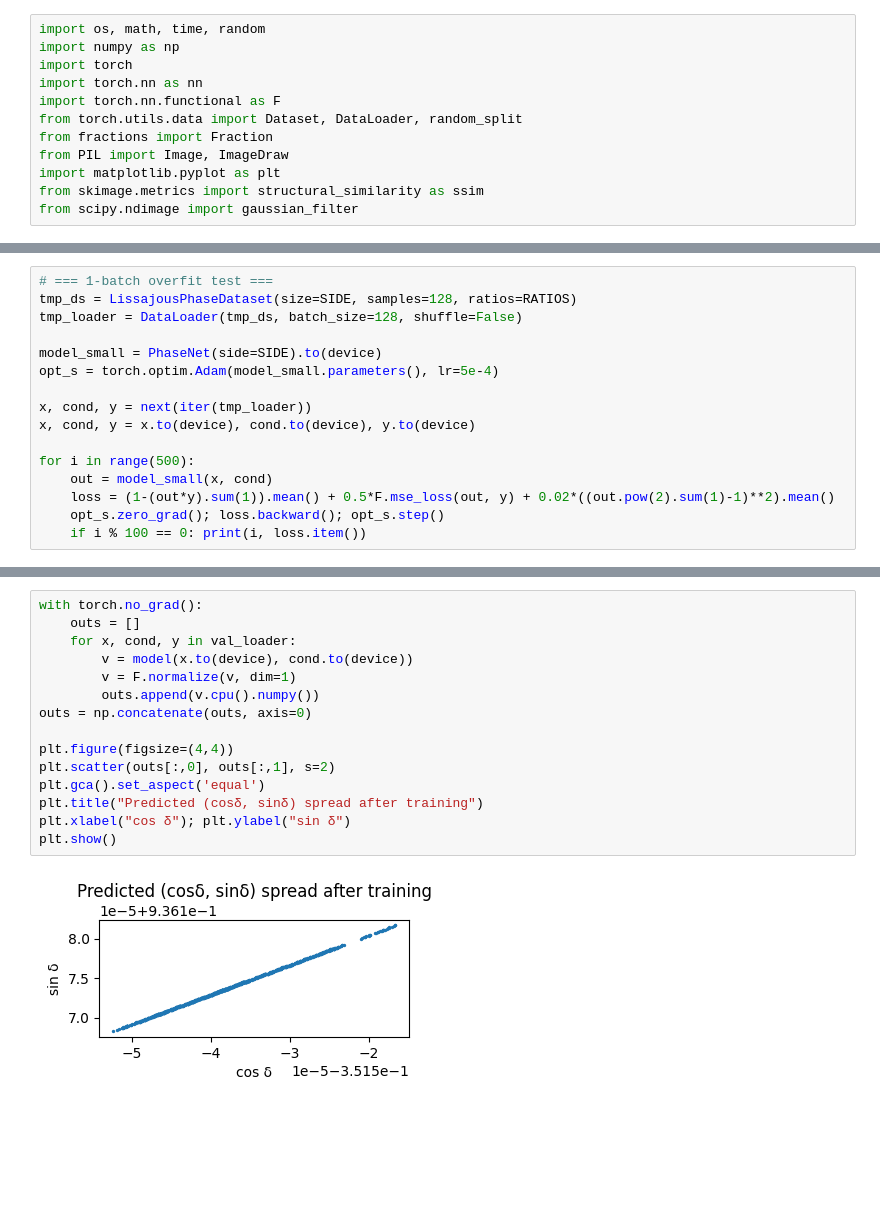
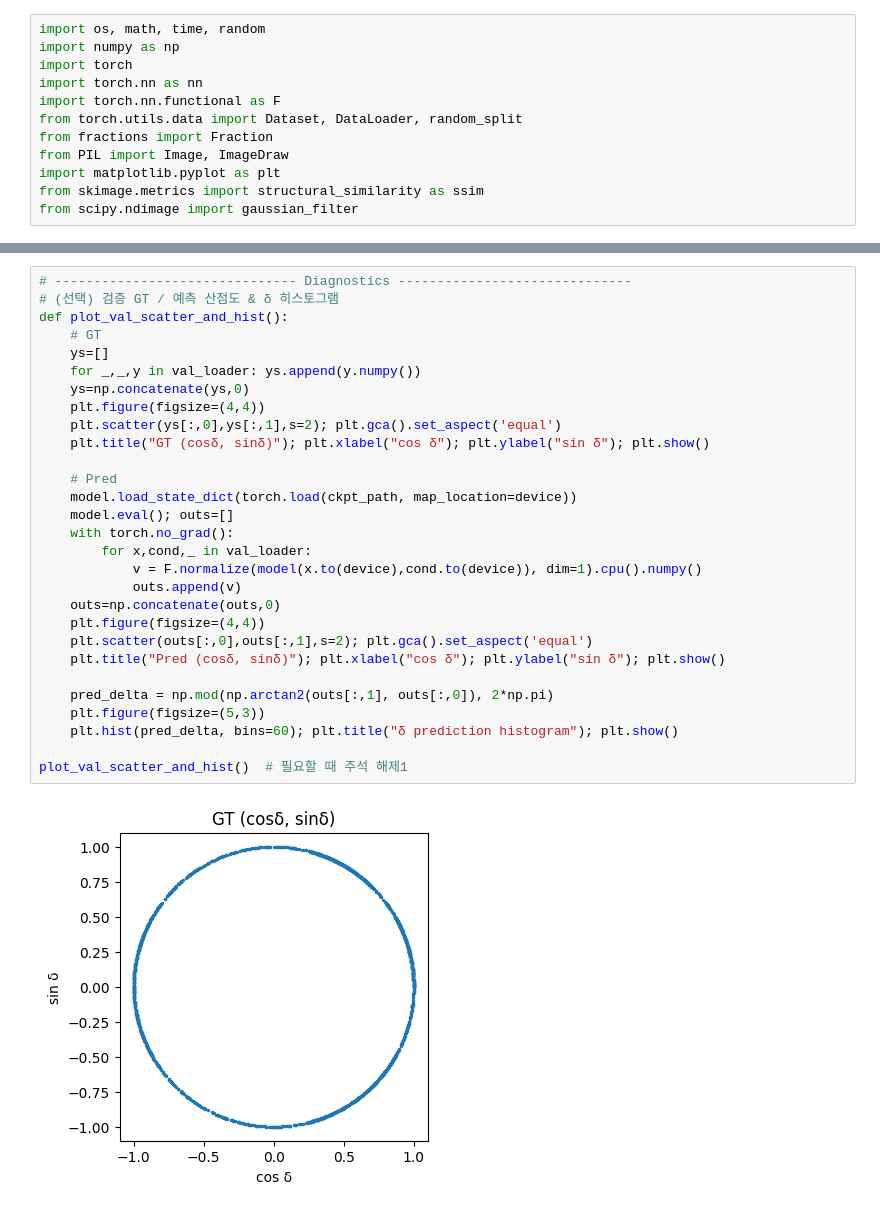
Before and after one commit to gyeon27/25physics, a Jupyter notebook: 오실로스코프CNN회귀모델.ipynb, the cells around one changed output, grey strips where cells are left out. Cells and saved outputs as stored; diff of their text form; blank space fills up the shorter version.

```diff
--- a/오실로스코프CNN회귀모델.ipynb
+++ b/오실로스코프CNN회귀모델.ipynb
@@ -170,16 +159,0 @@ class PhaseNet(nn.Module):
-# %%
-# === 1-batch overfit test ===
-tmp_ds = LissajousPhaseDataset(size=SIDE, samples=128, ratios=RATIOS)
-tmp_loader = DataLoader(tmp_ds, batch_size=128, shuffle=False)
-
-model_small = PhaseNet(side=SIDE).to(device)
-opt_s = torch.optim.Adam(model_small.parameters(), lr=5e-4)
-
-x, cond, y = next(iter(tmp_loader))
-x, cond, y = x.to(device), cond.to(device), y.to(device)
-
-for i in range(500):
-    out = model_small(x, cond)
-    loss = (1-(out*y).sum(1)).mean() + 0.5*F.mse_loss(out, y) + 0.02*((out.pow(2).sum(1)-1)**2).mean()
-    opt_s.zero_grad(); loss.backward(); opt_s.step()
-    if i % 100 == 0: print(i, loss.item())
@@ -335,17 +269,31 @@ Device: cuda
 # %%
-with torch.no_grad():
-    outs = []
-    for x, cond, y in val_loader:
-        v = model(x.to(device), cond.to(device))
-        v = F.normalize(v, dim=1)
-        outs.append(v.cpu().numpy())
-outs = np.concatenate(outs, axis=0)
+# ------------------------------- Diagnostics ------------------------------
+# (선택) 검증 GT / 예측 산점도 & δ 히스토그램
+def plot_val_scatter_and_hist():
+    # GT
+    ys=[]
+    for _,_,y in val_loader: ys.append(y.numpy())
+    ys=np.concatenate(ys,0)
+    plt.figure(figsize=(4,4))
+    plt.scatter(ys[:,0],ys[:,1],s=2); plt.gca().set_aspect('equal')
+    plt.title("GT (cosδ, sinδ)"); plt.xlabel("cos δ"); plt.ylabel("sin δ"); plt.show()
 
-plt.figure(figsize=(4,4))
-plt.scatter(outs[:,0], outs[:,1], s=2)
-plt.gca().set_aspect('equal')
-plt.title("Predicted (cosδ, sinδ) spread after training")
-plt.xlabel("cos δ"); plt.ylabel("sin δ")
-plt.show()
+    # Pred
+    model.load_state_dict(torch.load(ckpt_path, map_location=device))
+    model.eval(); outs=[]
+    with torch.no_grad():
+        for x,cond,_ in val_loader:
+            v = F.normalize(model(x.to(device),cond.to(device)), dim=1).cpu().numpy()
+            outs.append(v)
+    outs=np.concatenate(outs,0)
+    plt.figure(figsize=(4,4))
+    plt.scatter(outs[:,0],outs[:,1],s=2); plt.gca().set_aspect('equal')
+    plt.title("Pred (cosδ, sinδ)"); plt.xlabel("cos δ"); plt.ylabel("sin δ"); plt.show()
+
+    pred_delta = np.mod(np.arctan2(outs[:,1], outs[:,0]), 2*np.pi)
+    plt.figure(figsize=(5,3))
+    plt.hist(pred_delta, bins=60); plt.title("δ prediction histogram"); plt.show()
+
+plot_val_scatter_and_hist()  # 필요할 때 주석 해제1
 # %% [output]
-[figure, old version]
+[figure, new version]
```
Also changed, not shown: parts of 14 cells of this notebook.
